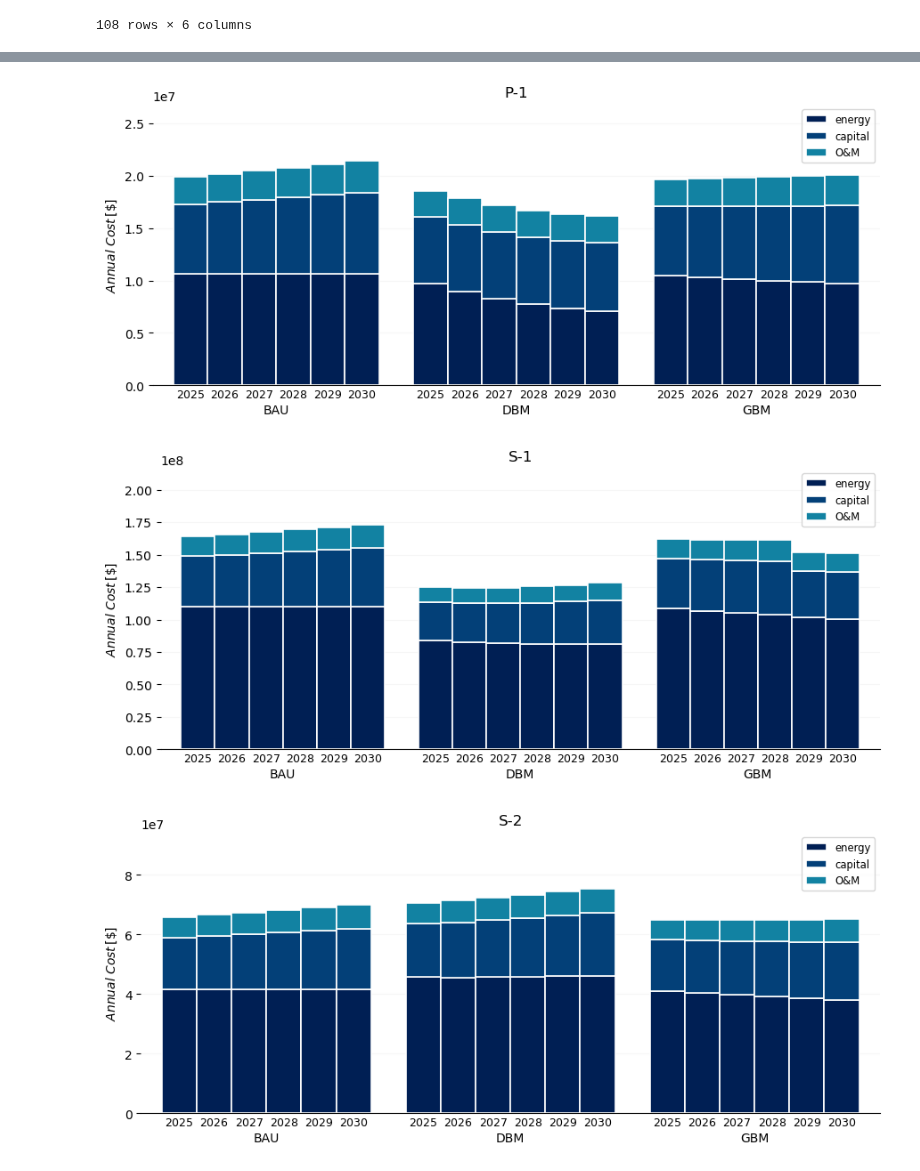
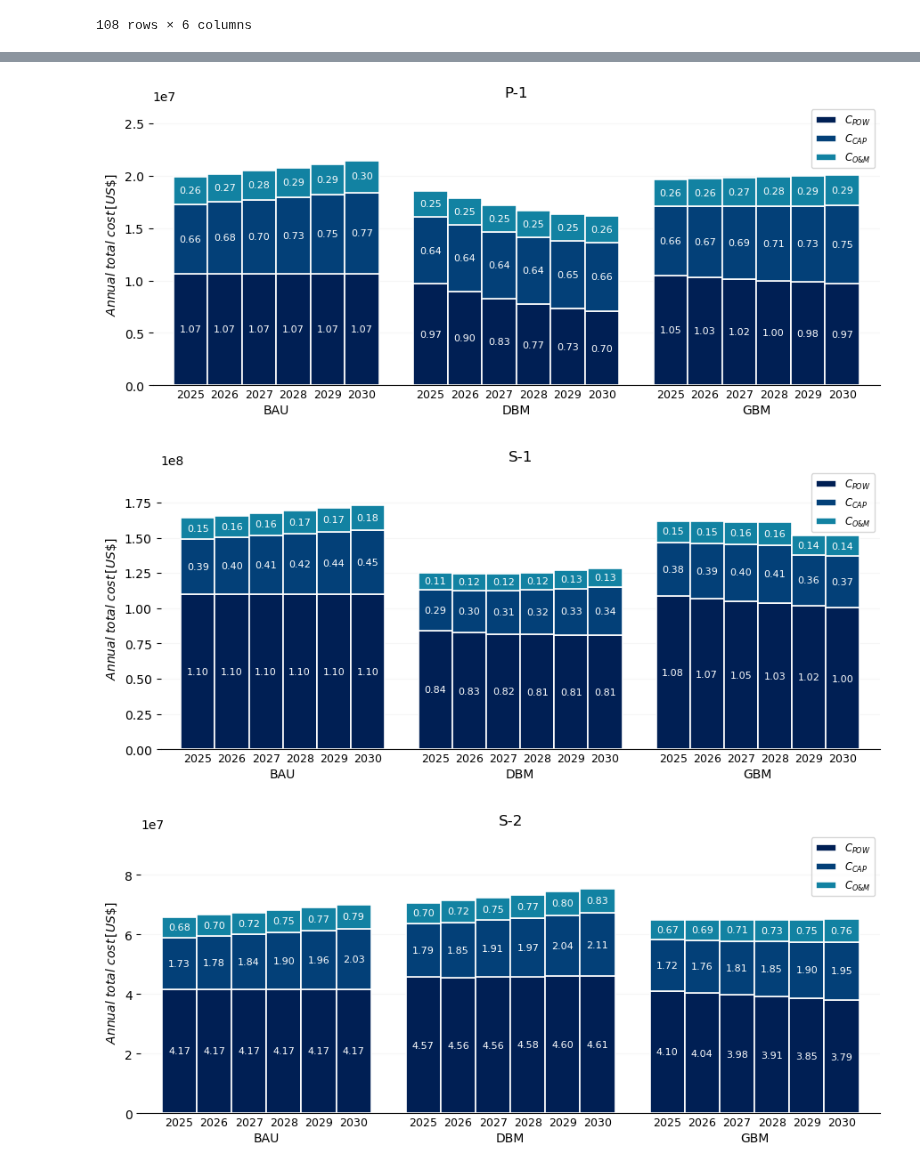
Before and after one commit to thiagoneye/costcaster, a Jupyter notebook: src/cost.ipynb, the cells around one changed output, grey strips where cells are left out. Drawn from its saved outputs; the diff is of its cells as text; code cells hidden in the pictures.

```diff
--- a/src/cost.ipynb
+++ b/src/cost.ipynb
@@ -595,7 +624,7 @@ group_pos = np.arange(len(scenarios)) * (n_years * bar_width + space_between_sce
 
 # Soft colors and slice labels
 colors = ["#001f54", "#034078", "#1282a2"]
-labels = ["energy", "capital", "O&M"]
+labels = ["$C_{POW}$", "$C_{CAP}$", r"$C_{O&M}$"]
 
 for company_name in list_of_companies:
     annual_cost_filtered = annual_cost[annual_cost["Company"] == company_name]
@@ -612,7 +641,7 @@ for company_name in list_of_companies:
             bottom = 0.0
 
             for k, val in enumerate(vals):
-                ax.bar(
+                bar_obj = ax.bar(
                     x,
                     val,
                     width=bar_width,
@@ -621,24 +650,46 @@ for company_name in list_of_companies:
                     edgecolor="white",
                     linewidth=1.2,
                     label=labels[k] if (i == 0 and j == 0) else None,
-                    zorder=2
+                    zorder=2,
                 )
                 bottom += val
 
+                add_labels(bar_obj, company_name)
+
             # Year label under each bar
-            ax.text(x, -0.045, year, ha="center", transform=ax.get_xaxis_transform(), fontsize=9)
+            ax.text(
+                x,
+                -0.045,
+                year,
+                ha="center",
+                transform=ax.get_xaxis_transform(),
+                fontsize=9,
+            )
 
     # Scenario label centered under each group
     for i, scen in enumerate(scenarios):
         xpos = group_pos[i] + (n_years - 1) * bar_width / 2
         ypos = -0.1
-        ax.text(xpos, ypos, scen, ha="center", fontsize=10, transform=ax.get_xaxis_transform())
+        ax.text(
+            xpos,
+            ypos,
+            scen,
+            ha="center",
+            fontsize=10,
+            transform=ax.get_xaxis_transform(),
+        )
 
-    ax.set_ylabel("$Annual \\ Cost \\, [\$]$")
+    ax.set_ylabel("$Annual \\ total \\ cost \\, [US\$]$")
     ax.set_xticks([])
-    ax.set_ylim(
-        0, annual_cost_filtered[["Power", "Cap", "OEM"]].sum(axis=1).max() * 1.25
-    )
+    if company_name == "S-1":
+        ax.set_ylim(
+            0, annual_cost_filtered[["Power", "Cap", "OEM"]].sum(axis=1).max() * 1.15
+        )
+    else:
+        ax.set_ylim(
+            0, annual_cost_filtered[["Power", "Cap", "OEM"]].sum(axis=1).max() * 1.25
+        )
+
     ax.margins(x=0.03)
 
     ax.grid(axis="y", alpha=0.1, zorder=0)
@@ -650,6 +701,13 @@ for company_name in list_of_companies:
     ax.set_title(company_name)
 
     plt.tight_layout()
-    plt.savefig(f"../results/costs/total_cost/anual_cost-{company_name}.png", dpi=600, bbox_inches="tight")
+    plt.savefig(
+        f"../results/costs/total_cost/anual_cost-{company_name}.png",
+        dpi=600,
+        bbox_inches="tight",
+    )
     plt.show()
+
+    5322*2
+    2347*3
 # %% [output]
@@ -659,3 +717,3 @@ for company_name in list_of_companies:
-[figure, old version]
+[figure, new version]
-[figure, old version]
+[figure, new version]
-[figure, old version]
+[figure, new version]
```
Also changed, not shown: parts of 2 cells of this notebook, 16 other files.
